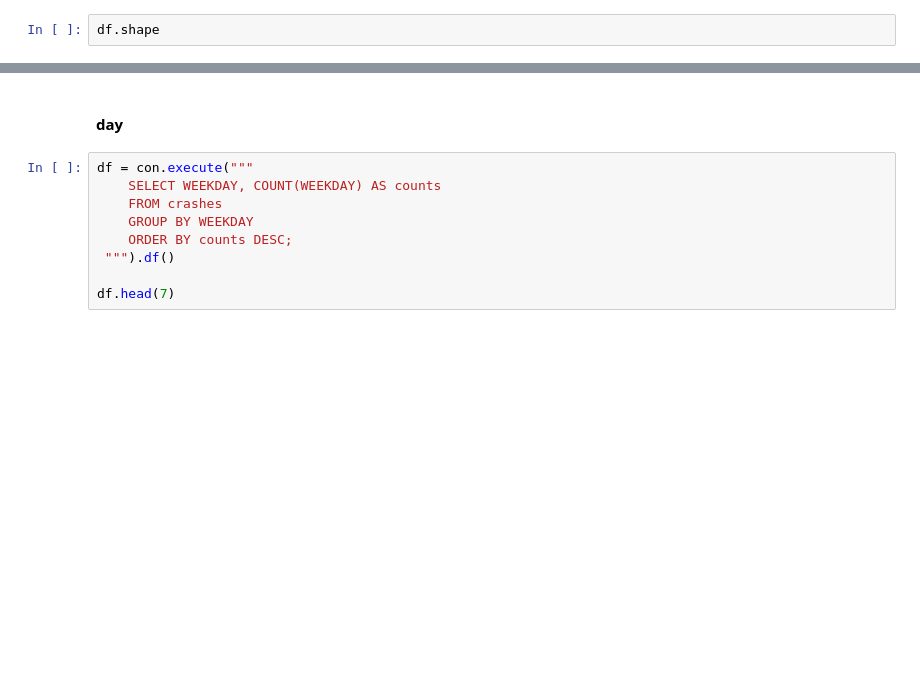
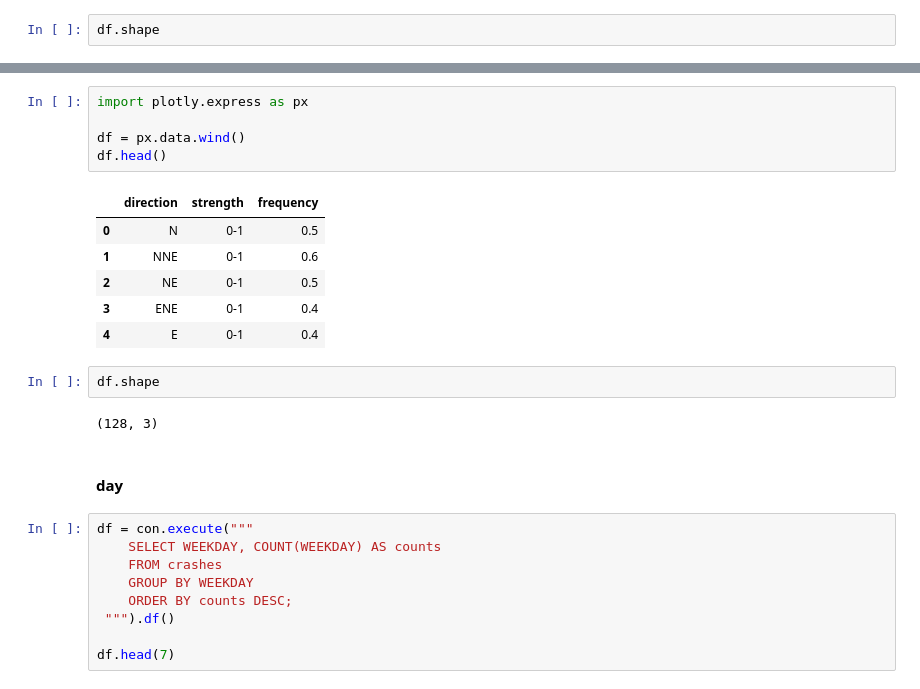
Before and after one commit to SNgere/Dash, a Jupyter notebook: lab.ipynb, the cells around one changed output, grey strips where cells are left out. Saved outputs shown, nothing was run; the diff lists cells and outputs as text; blank space fills up the shorter version.

```diff
--- a/lab.ipynb
+++ b/lab.ipynb
@@ -43,3 +122,19 @@ df.shape
+# %%
+import plotly.express as px
+
+df = px.data.wind()
+df.head()
+# %% [output]
+|  | direction | strength | frequency |
+| 0 | N | 0-1 | 0.5 |
+| 1 | NNE | 0-1 | 0.6 |
+| 2 | NE | 0-1 | 0.5 |
+| 3 | ENE | 0-1 | 0.4 |
+| 4 | E | 0-1 | 0.4 |
+# %%
+df.shape
+# %% [output]
+(128, 3)
 # %% [markdown]
 #### day
 # %%
```
Also changed, not shown: parts of 8 cells of this notebook, 5 other files.
